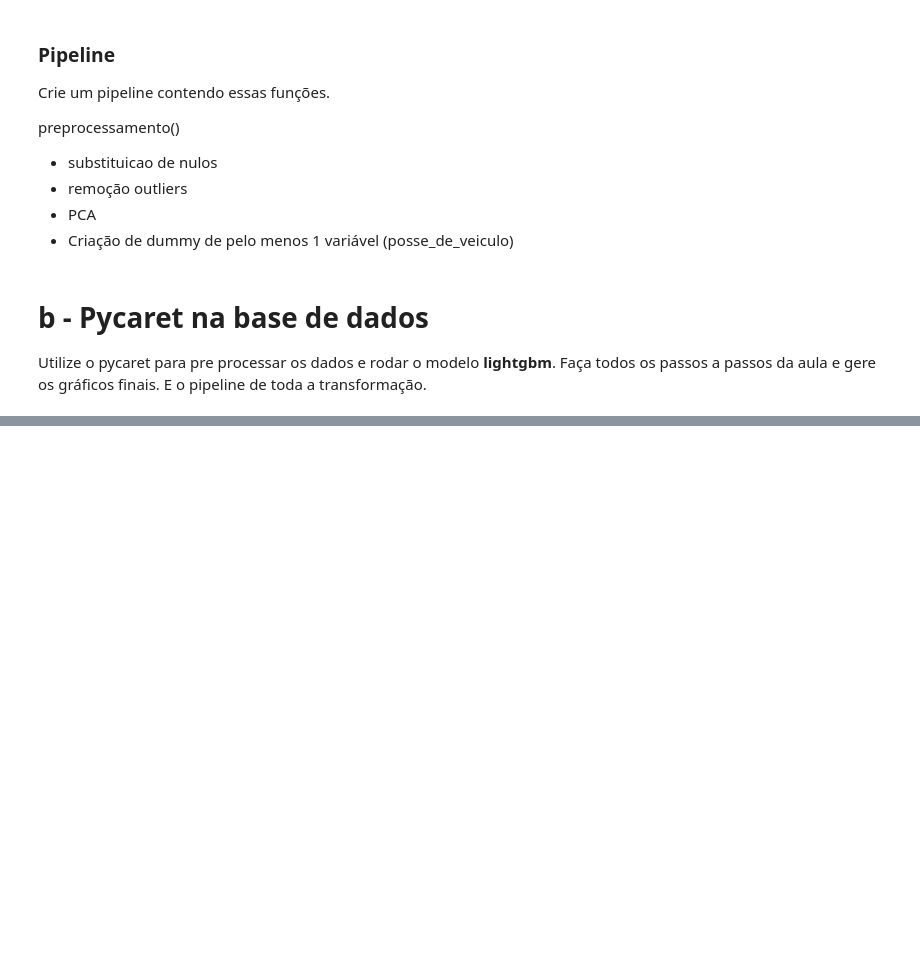
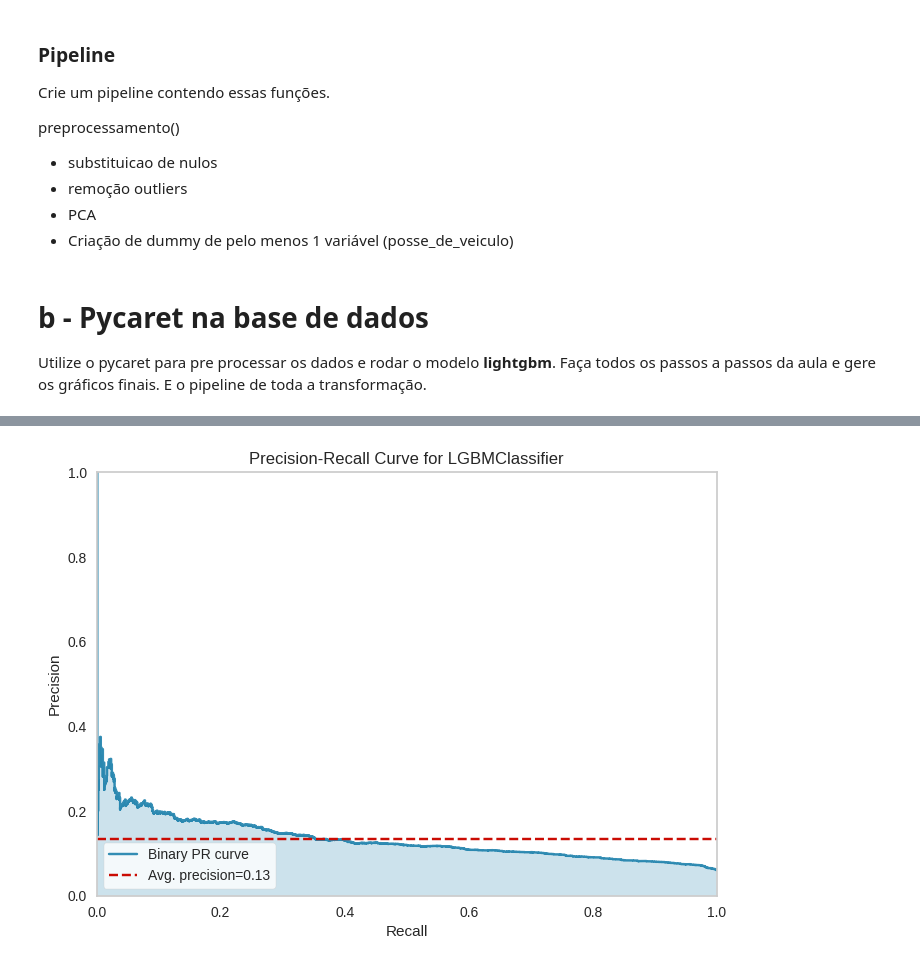
Before and after one commit to nerdmanPc/ebac_cd_mod38, a Jupyter notebook: Mod38Exercicio1.ipynb, the cells around one changed output, grey strips where cells are left out. Saved outputs shown, nothing was run; the diff lists cells and outputs as text; code cells hidden in the pictures; blank space fills up the shorter version.

```diff
--- a/Mod38Exercicio1.ipynb
+++ b/Mod38Exercicio1.ipynb
@@ -552,0 +653,3 @@ xxx = create_model('xxx')
+# %%
+plot_model(tuned_clf, 'pr')
+# %% [output]
@@ -552,0 +657 @@ xxx = create_model('xxx')
+[figure, added]
```
Also changed, not shown: parts of 29 cells of this notebook, 1 other file.
